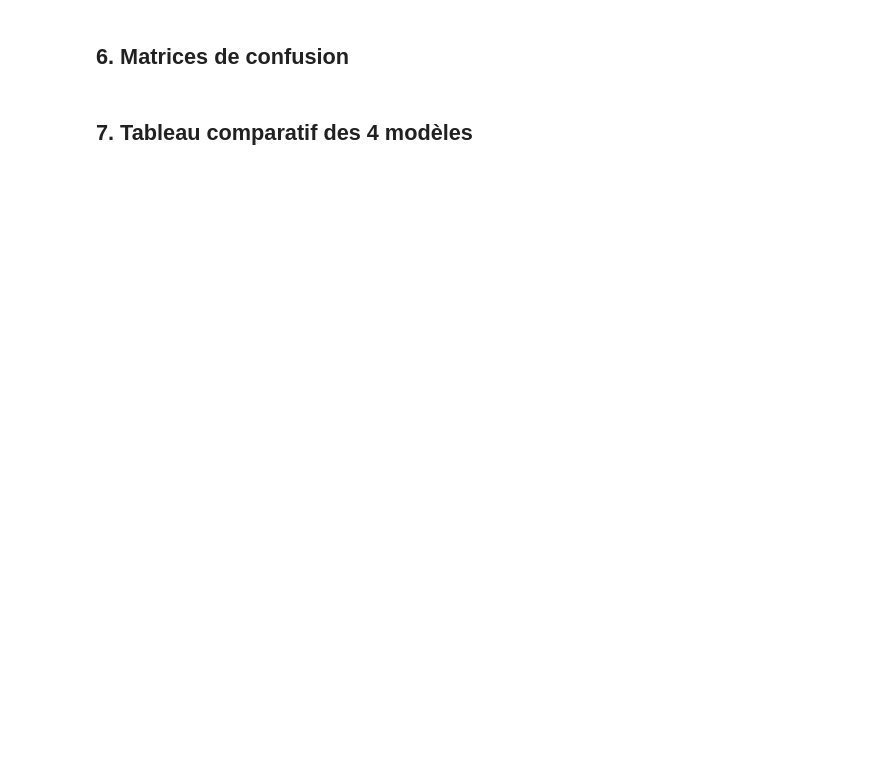
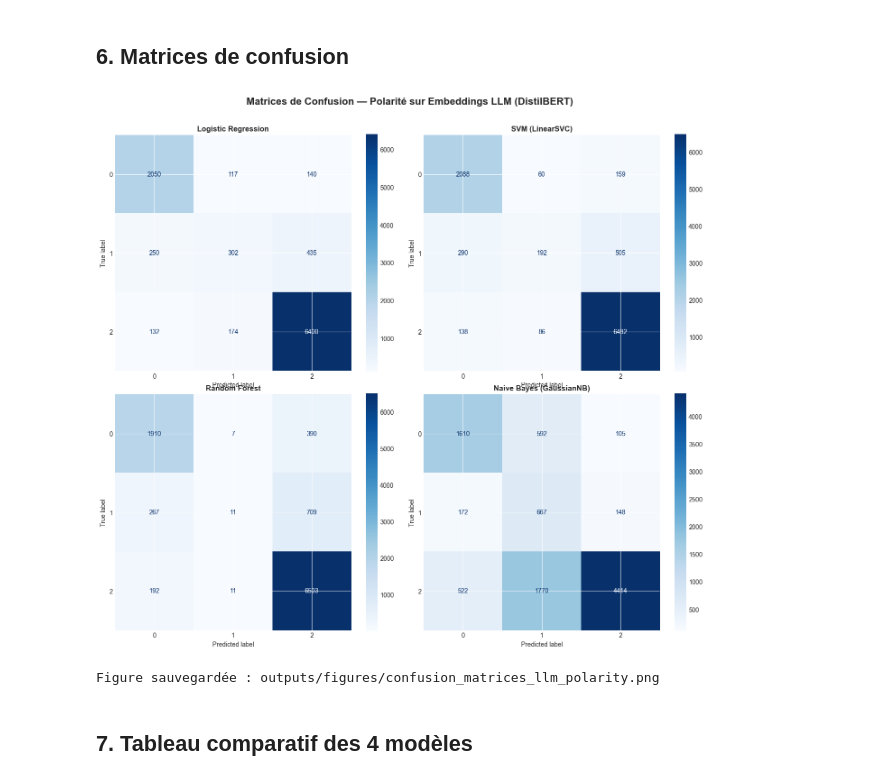
Before and after one commit to adamelhirch/S6C01, a Jupyter notebook: notebooks/4-ML-classique/03-ml-llm.ipynb, the cells around one changed output. Cells and saved outputs as stored; diff of their text form; code cells hidden in the pictures; blank space fills up the shorter version.

```diff
--- a/notebooks/4-ML-classique/03-ml-llm.ipynb
+++ b/notebooks/4-ML-classique/03-ml-llm.ipynb
@@ -142,12 +178,11 @@ def plot_confusion_matrix(y_true, y_pred, model_name, ax=None):
 lr_model = LogisticRegression(
     max_iter=1000,
     random_state=RANDOM_STATE,
-    multi_class='multinomial',
     solver='lbfgs',
     C=1.0
 )
 
 results_lr = train_and_evaluate(
     lr_model, 'Logistic Regression',
-    X_train_scaled, X_test_scaled, y_train, y_test
+    X_train_scaled, X_test_scaled, y_train_pol, y_test_pol
 )
@@ -163,5 +218,5 @@ svm_model = LinearSVC(
 
 results_svm = train_and_evaluate(
     svm_model, 'SVM (LinearSVC)',
-    X_train_scaled, X_test_scaled, y_train, y_test
+    X_train_scaled, X_test_scaled, y_train_pol, y_test_pol
 )
@@ -175,9 +250,8 @@ rf_model = RandomForestClassifier(
     n_jobs=-1
 )
 
-# Random Forest n'a pas besoin de standardisation,
-# mais on utilise les données non-scalées par cohérence
+# Random Forest n'a pas besoin de standardisation
 results_rf = train_and_evaluate(
     rf_model, 'Random Forest',
-    X_train, X_test, y_train, y_test
+    X_train, X_test, y_train_pol, y_test_pol
 )
@@ -188,5 +282,5 @@ nb_model = GaussianNB()
 
 results_nb = train_and_evaluate(
     nb_model, 'Naive Bayes (GaussianNB)',
-    X_train_scaled, X_test_scaled, y_train, y_test
+    X_train_scaled, X_test_scaled, y_train_pol, y_test_pol
 )
@@ -193,19 +307,25 @@ results_nb = train_and_evaluate(
 # %% [markdown]
 ## 6. Matrices de confusion
 # %%
+import os
+
 all_results = [results_lr, results_svm, results_rf, results_nb]
 
 fig, axes = plt.subplots(2, 2, figsize=(14, 12))
-fig.suptitle('Matrices de Confusion — Embeddings LLM (DistilBERT)',
+fig.suptitle('Matrices de Confusion — Polarité sur Embeddings LLM (DistilBERT)',
              fontsize=16, fontweight='bold', y=1.02)
 
 for ax, result in zip(axes.flat, all_results):
-    plot_confusion_matrix(y_test, result['y_pred'], result['model_name'], ax=ax)
+    plot_confusion_matrix(y_test_pol, result['y_pred'], result['model_name'], ax=ax)
 
 plt.tight_layout()
-plt.savefig('../../outputs/figures/confusion_matrices_llm.png', dpi=150, bbox_inches='tight')
+os.makedirs('../../outputs/figures', exist_ok=True)
+plt.savefig('../../outputs/figures/confusion_matrices_llm_polarity.png', dpi=150, bbox_inches='tight')
 plt.show()
-print('Figure sauvegardée : outputs/figures/confusion_matrices_llm.png')
+print('Figure sauvegardée : outputs/figures/confusion_matrices_llm_polarity.png')
+# %% [output]
+[figure, added]
+Figure sauvegardée : outputs/figures/confusion_matrices_llm_polarity.png
 # %% [markdown]
 ## 7. Tableau comparatif des 4 modèles
 # %%
```
Also changed, not shown: parts of 17 cells of this notebook.
